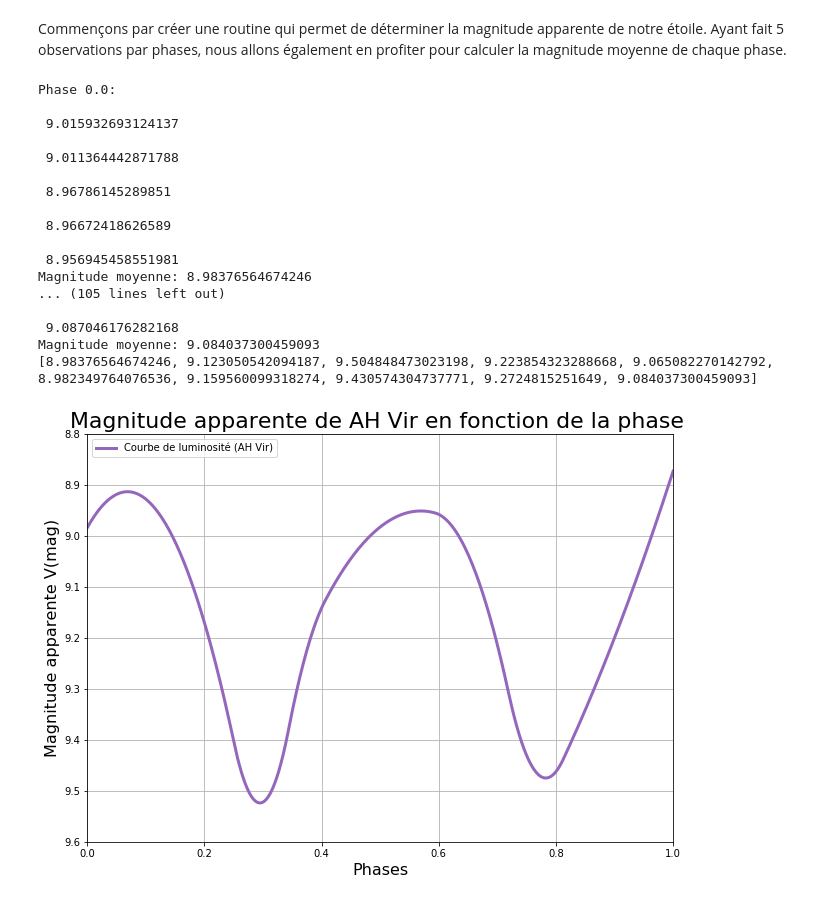
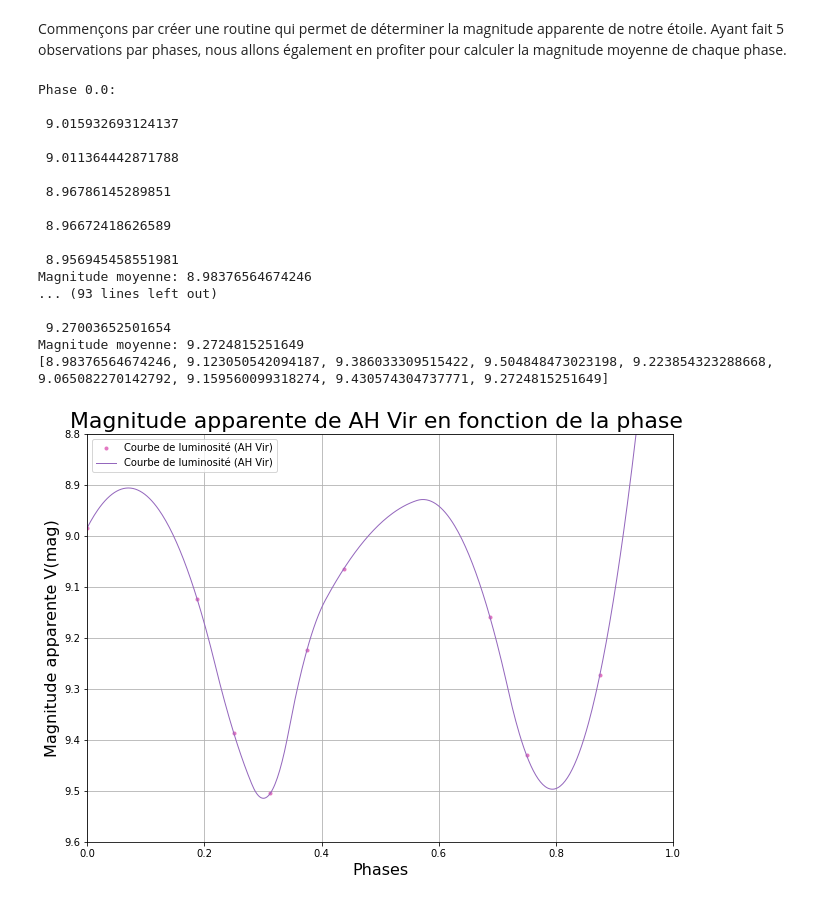
Before and after one commit to ilahmaid/Stage-Astro-2020, a Jupyter notebook: Stage_observations.ipynb, the cells around one changed output. Drawn from its saved outputs; the diff is of its cells as text; code cells hidden in the pictures.

```diff
--- a/Stage_observations.ipynb
+++ b/Stage_observations.ipynb
@@ -35,27 +35,25 @@ def mag_finder(Fvir,Fcomp,phases):
 # %%
 Fvir = [[108270.0, 107773.0, 112423.0, 111360.0, 113026.0],
         [98716.0, 98713.0, 97501.0, 97782.0, 98348.0],
+        [74482.0, 75613.0, 74757.0, 75078.0, 73293.0],
         [71043.0, 70982.0, 72328.0, 71254.0, 71979.0],
         [94836.0, 93492.0, 95705.0, 94759.0, 95687.0],
         [104809.0, 104274.0, 102768.0, 102573.0, 95269.0],
-        [109557.0, 109874.0, 110211.0, 111547.0, 110392.0],
         [92840.0, 98088.0, 96153.0, 89407.0, 96309.0],
         [72768.0, 72167.0, 72485.0, 71975.0, 72245.0],
-        [81503.0, 82357.0, 84309.0, 83274.0, 83617.0],
-        [102233.0, 103113.0, 103302.0, 104388.0, 103669.0]]
+        [81503.0, 82357.0, 84309.0, 83274.0, 83617.0]]
 
 Fcomp = [[77425.0, 76746.0, 76913.0, 76106.0, 76552.0],
          [77668.0, 77791.0, 77187.0, 77976.0, 76952.0],
+         [74741.0, 74138.0, 75209.0, 75677.0, 75528.0],
          [79183.0, 80957.0, 80231.0, 81078.0, 79718.0],
          [80870.0, 83256.0, 82729.0, 82534.0, 81540.0],
          [77798.0, 77951.0, 75128.0, 77109.0, 73263.0],
-         [76398.0, 76603.0, 76501.0, 76267.0, 76652.0],
          [77267.0, 77459.0, 76059.0, 77475.0, 77463.0],
          [74709.0, 76043.0, 75814.0, 76404.0, 75922.0],
-         [75394.0, 75083.0, 74800.0, 75063.0, 75563.0],
-         [78298.0, 79093.0, 78707.0, 78166.0, 79153.0]]
+         [75394.0, 75083.0, 74800.0, 75063.0, 75563.0]]
 
-phases = [0.0, 0.1875, 0.3125, 0.375, 0.4375, 0.5, 0.6875, 0.75, 0.875, 0.9375]
+phases = [0.0, 0.1875, 0.25, 0.3125, 0.375, 0.4375, 0.6875, 0.75, 0.875]
 
 M_AHVir = mag_finder(Fvir,Fcomp,phases)
 print(M_AHVir)
@@ -72,30 +70,32 @@ Phase 0.0:
 
  8.956945458551981
 Magnitude moyenne: 8.98376564674246
-... (105 lines left out)
+... (93 lines left out)
 
- 9.087046176282168
-Magnitude moyenne: 9.084037300459093
-[8.98376564674246, 9.123050542094187, 9.504848473023198, 9.223854323288668, 9.065082270142792, 8.982349764076536, 9.159560099318274, 9.430574304737771, 9.2724815251649, 9.084037300459093]
+ 9.27003652501654
+Magnitude moyenne: 9.2724815251649
+[8.98376564674246, 9.123050542094187, 9.386033309515422, 9.504848473023198, 9.223854323288668, 9.065082270142792, 9.159560099318274, 9.430574304737771, 9.2724815251649]
 # %%
 Mag, Phases = np.array(M_AHVir), (np.array(phases))
 #sigma=np.array([,])
 #--------------------------------------------------------------------------------- Graphe
 PhasesNew = np.linspace(0, 1, 500)
 spl = make_interp_spline(Phases, Mag, k=2)  # type: BSpline
 function_smooth = spl(PhasesNew)
 
 plt.figure(figsize=(10.5,7.5))
 plt.title('Magnitude apparente de AH Vir en fonction de la phase ', size=22)
 plt.xlabel('Phases', size=16)
 plt.ylabel('Magnitude apparente V(mag)', size=16)
+plt.plot(Phases,Mag, ".", label='Courbe de luminosité (AH Vir)',
+            color='C6', linewidth=6)
 plt.plot(PhasesNew,function_smooth, "-", label='Courbe de luminosité (AH Vir)',
-            color='C4', linewidth=3)
+            color='C4', linewidth=1)
 #plt.errorbar(Phases,Mag,xerr=0,yerr=sigma, label='Erreurs',
 #            color='C0', linestyle='' ,linewidth=2)
 plt.legend(loc='upper left')
 plt.xlim(0.,1.)
 plt.ylim(9.6,8.8)
 plt.grid()
 # %% [output]
-[figure, old version]
+[figure, new version]
```
